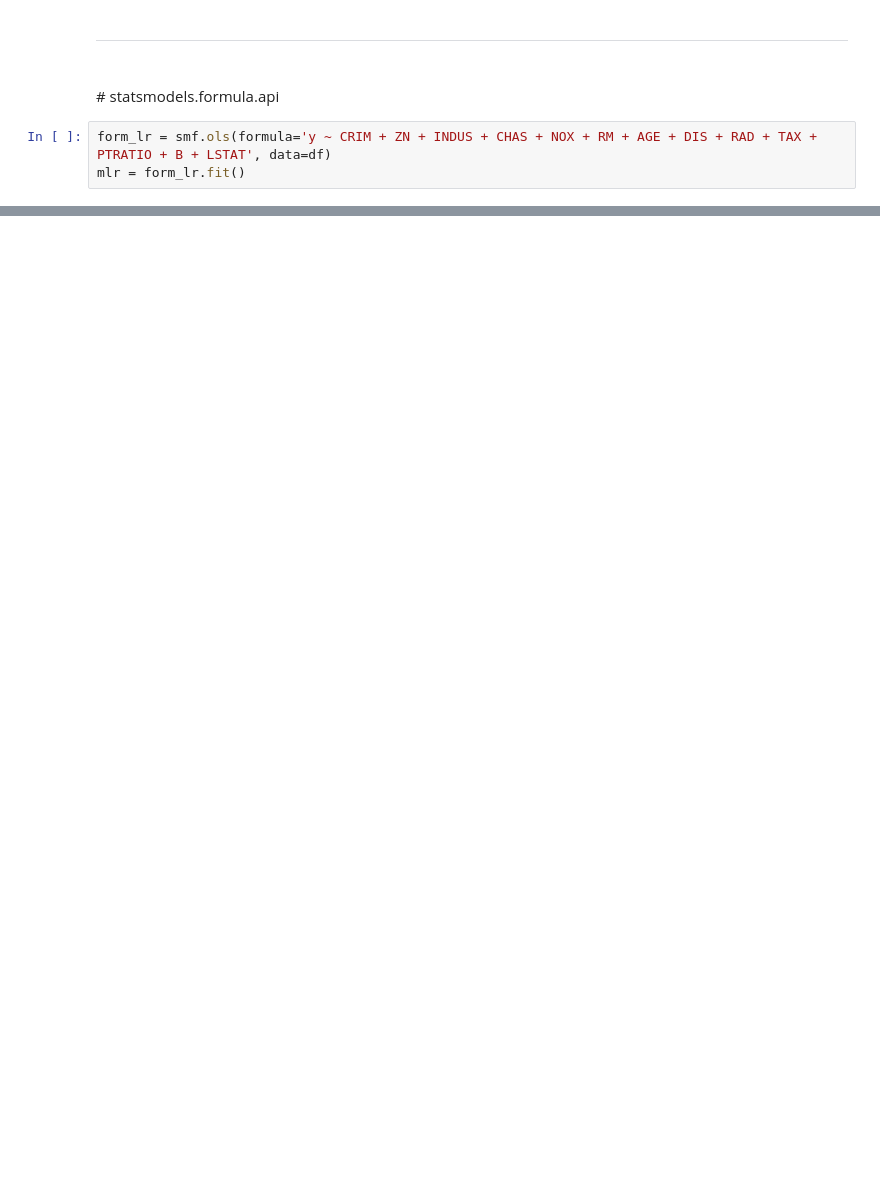
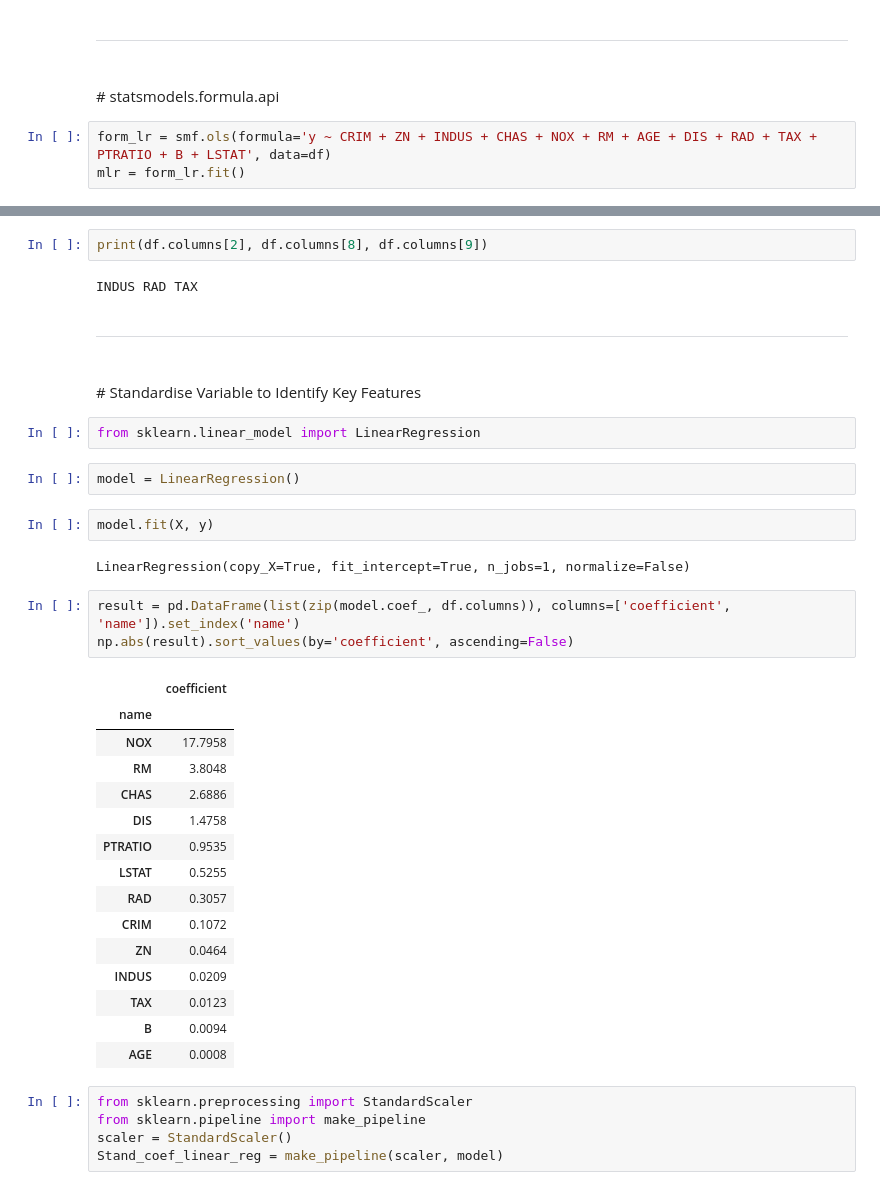
Before and after one commit to jatinj615/Boston_houseprice_prediction, a Jupyter notebook: Multiple Regression.ipynb, the cells around one changed output, grey strips where cells are left out. Saved outputs shown, nothing was run; the diff lists cells and outputs as text; blank space fills up the shorter version.

Commit message:
multiple regression and feature selection

```diff
--- a/Multiple Regression.ipynb
+++ b/Multiple Regression.ipynb
@@ -161,0 +248,40 @@ OLS Regression Results
+# %%
+print(df.columns[2], df.columns[8], df.columns[9])
+# %% [output]
+INDUS RAD TAX
+# %% [markdown]
+***
+<br>
+# Standardise Variable to Identify Key Features
+# %%
+from sklearn.linear_model import LinearRegression
+# %%
+model = LinearRegression()
+# %%
+model.fit(X, y)
+# %% [output]
+LinearRegression(copy_X=True, fit_intercept=True, n_jobs=1, normalize=False)
+# %%
+result = pd.DataFrame(list(zip(model.coef_, df.columns)), columns=['coefficient', 'name']).set_index('name')
+np.abs(result).sort_values(by='coefficient', ascending=False)
+# %% [output]
+|  | coefficient |
+| name |  |
+| NOX | 17.7958 |
+| RM | 3.8048 |
+| CHAS | 2.6886 |
+| DIS | 1.4758 |
+| PTRATIO | 0.9535 |
+| LSTAT | 0.5255 |
+| RAD | 0.3057 |
+| CRIM | 0.1072 |
+| ZN | 0.0464 |
+| INDUS | 0.0209 |
+| TAX | 0.0123 |
+| B | 0.0094 |
+| AGE | 0.0008 |
+# %%
+from sklearn.preprocessing import StandardScaler
+from sklearn.pipeline import make_pipeline
+scaler = StandardScaler()
+Stand_coef_linear_reg = make_pipeline(scaler, model)
```
Also changed, not shown: parts of 20 cells of this notebook, 1 other file.
